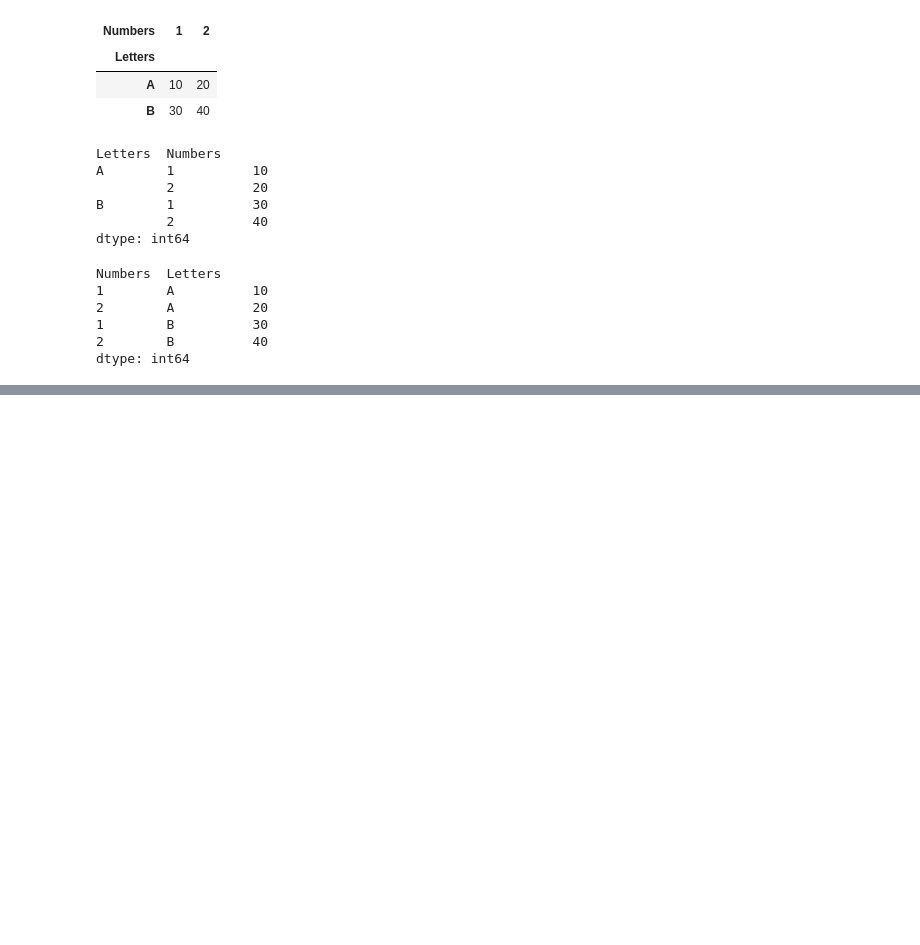
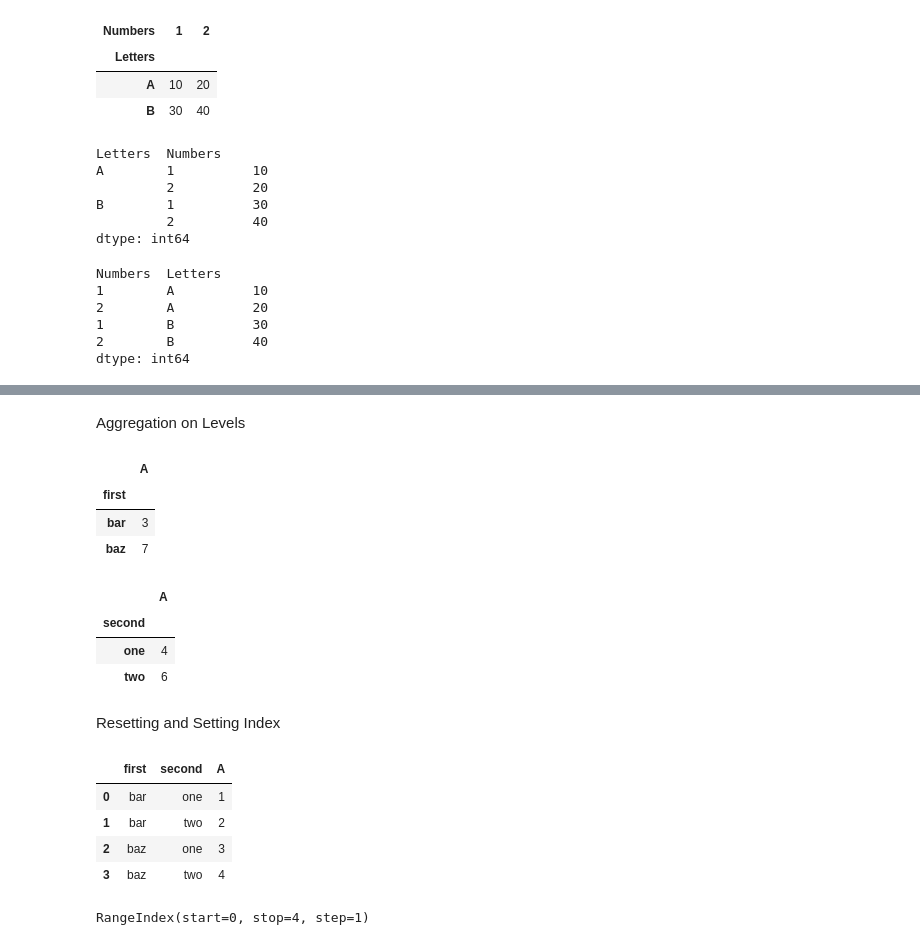
Before and after one commit to ChopinNo3Op9/Coding-Challenge, a Jupyter notebook: multi index intro.ipynb, the cells around one changed output, grey strips where cells are left out. Drawn from its saved outputs; the diff is of its cells as text; code cells hidden in the pictures; blank space fills up the shorter version.

```diff
--- a/multi index.ipynb
+++ b/multi index intro.ipynb
@@ -224 +224,11 @@ qux    one       1.167896
 dtype: float64
+# %%
+import pandas as pd
+
+arrays = [['bar', 'bar', 'baz', 'baz'],
+          ['one', 'two', 'one', 'two']]
+tuples = list(zip(*arrays))
+
+index = pd.MultiIndex.from_tuples(tuples, names=['first', 'second'])
+df = pd.DataFrame({'A': [1, 2, 3, 4]}, index=index)
+df
@@ -224,0 +274,31 @@ dtype: float64
+# %% [markdown]
+Aggregation on Levels
+# %%
+df.groupby(level=0).sum()
+# %% [output]
+|  | A |
+| first |  |
+| bar | 3 |
+| baz | 7 |
+# %%
+df.groupby(level=1).sum()
+# %% [output]
+|  | A |
+| second |  |
+| one | 4 |
+| two | 6 |
+# %% [markdown]
+Resetting and Setting Index
+# %%
+df_reset  = df.reset_index()
+df_reset
+# %% [output]
+|  | first | second | A |
+| 0 | bar | one | 1 |
+| 1 | bar | two | 2 |
+| 2 | baz | one | 3 |
+| 3 | baz | two | 4 |
+# %%
+df_reset.index
+# %% [output]
+RangeIndex(start=0, stop=4, step=1)
```
Also changed, not shown: parts of 10 cells of this notebook.
